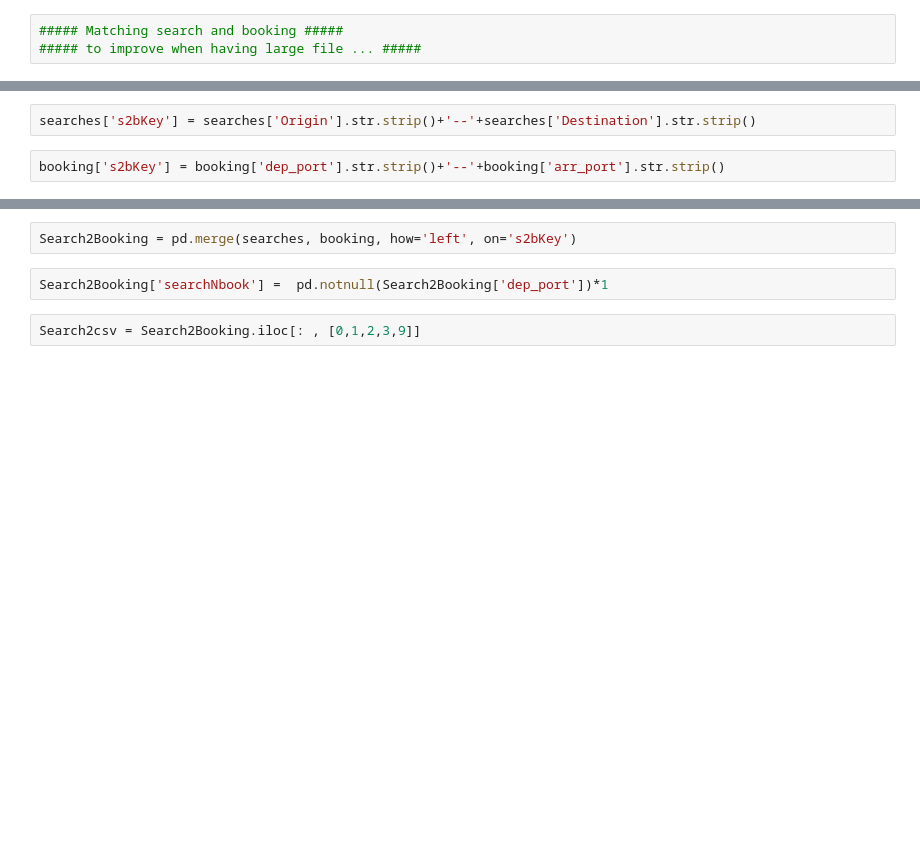
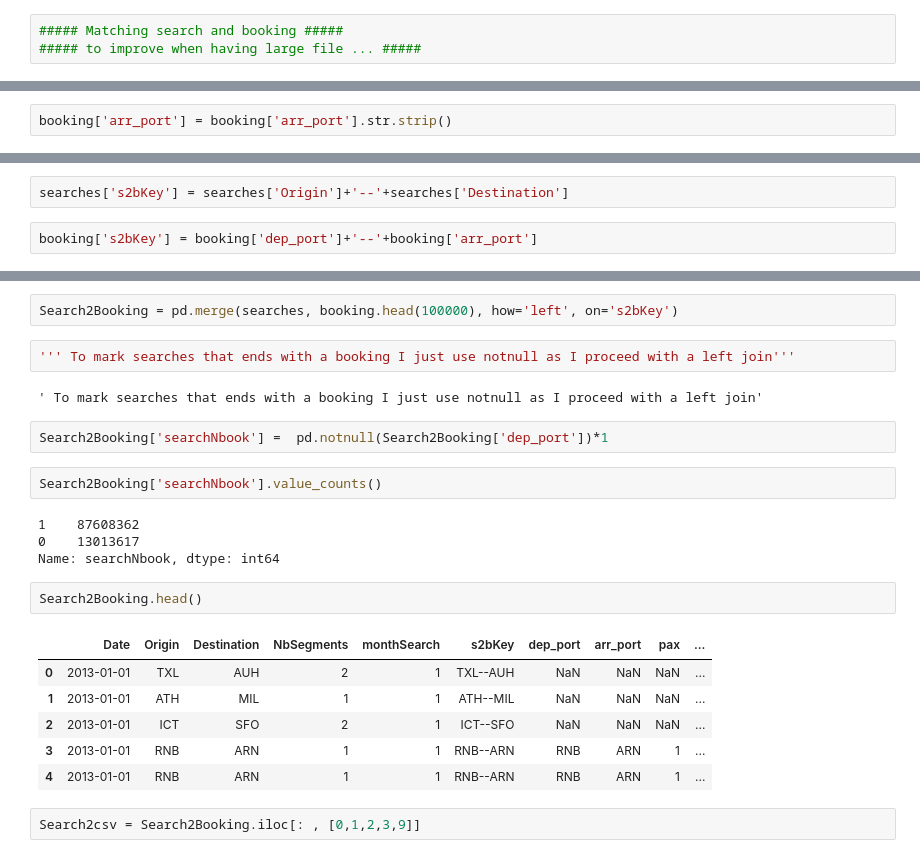
Before and after one commit to edsrc/travelers, a Jupyter notebook: travelXplor.ipynb, the cells around one changed output, grey strips where cells are left out. Drawn from its saved outputs; the diff is of its cells as text; blank space fills up the shorter version.

```diff
--- a/travelXplor.ipynb
+++ b/travelXplor.ipynb
@@ -65,0 +173,2 @@ esFig.savefig('searchSpainCurve')
+# %%
+booking['arr_port'] = booking['arr_port'].str.strip()
@@ -66,4 +179,4 @@ esFig.savefig('searchSpainCurve')
 # %%
-searches['s2bKey'] = searches['Origin'].str.strip()+'--'+searches['Destination'].str.strip()
+searches['s2bKey'] = searches['Origin']+'--'+searches['Destination']
 # %%
-booking['s2bKey'] = booking['dep_port'].str.strip()+'--'+booking['arr_port'].str.strip()
+booking['s2bKey'] = booking['dep_port']+'--'+booking['arr_port']
@@ -70,7 +189,26 @@ booking['s2bKey'] = booking['dep_port'].str.strip()+'--'+booking['arr_port'].str
 # %%
-Search2Booking = pd.merge(searches, booking, how='left', on='s2bKey')
+Search2Booking = pd.merge(searches, booking.head(100000), how='left', on='s2bKey')
+# %%
+''' To mark searches that ends with a booking I just use notnull as I proceed with a left join'''
+# %% [output]
+' To mark searches that ends with a booking I just use notnull as I proceed with a left join'
 # %%
 Search2Booking['searchNbook'] =  pd.notnull(Search2Booking['dep_port'])*1
+# %%
+Search2Booking['searchNbook'].value_counts()
+# %% [output]
+1    87608362
+0    13013617
+Name: searchNbook, dtype: int64
+# %%
+Search2Booking.head()
+# %% [output]
+|  | Date | Origin | Destination | NbSegments | monthSearch | s2bKey | dep_port | arr_port | pax | ... |
+| 0 | 2013-01-01 | TXL | AUH | 2 | 1 | TXL--AUH | NaN | NaN | NaN | ... |
+| 1 | 2013-01-01 | ATH | MIL | 1 | 1 | ATH--MIL | NaN | NaN | NaN | ... |
+| 2 | 2013-01-01 | ICT | SFO | 2 | 1 | ICT--SFO | NaN | NaN | NaN | ... |
+| 3 | 2013-01-01 | RNB | ARN | 1 | 1 | RNB--ARN | RNB | ARN | 1 | ... |
+| 4 | 2013-01-01 | RNB | ARN | 1 | 1 | RNB--ARN | RNB | ARN | 1 | ... |
 # %%
 Search2csv = Search2Booking.iloc[: , [0,1,2,3,9]]
 # %%
```
Also changed, not shown: parts of 28 cells of this notebook.
